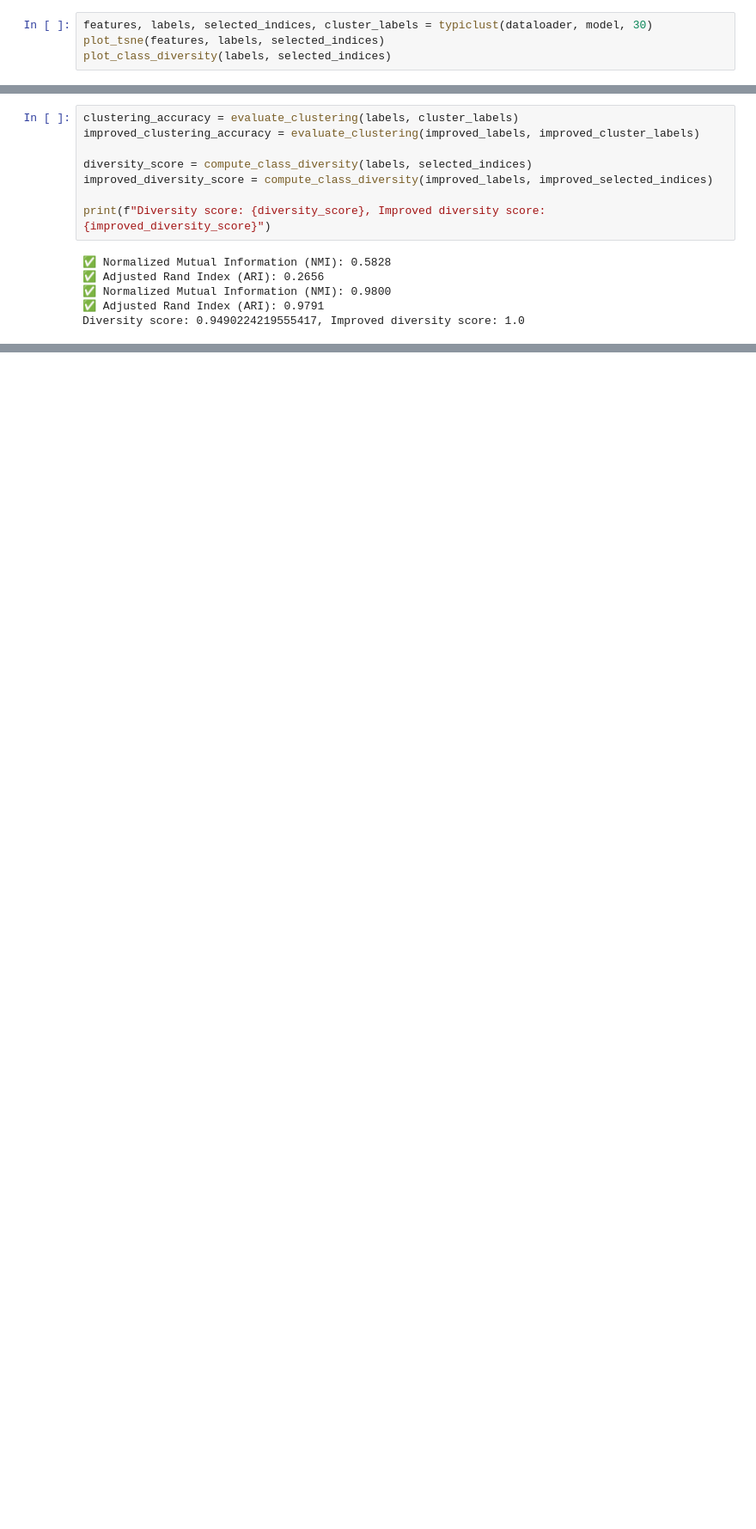
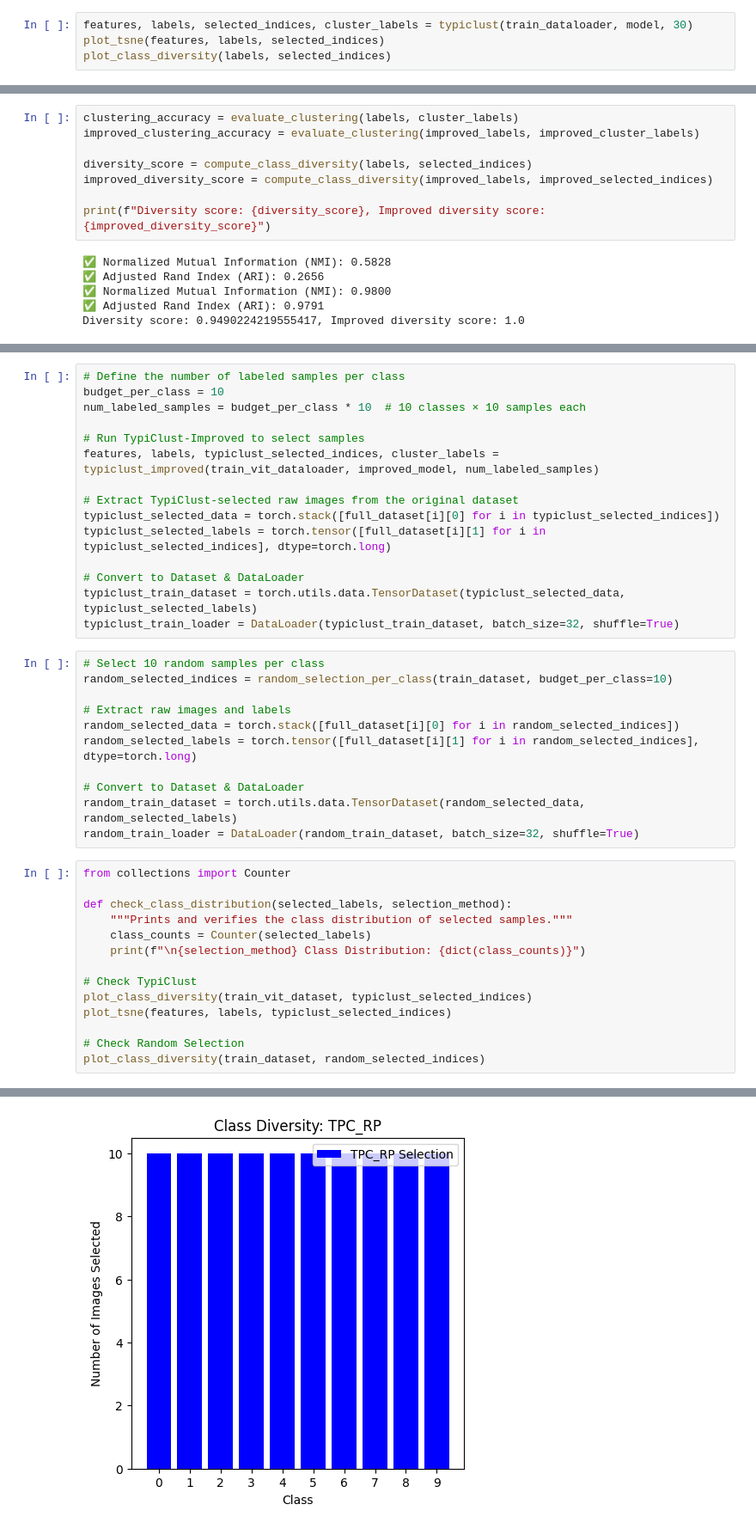
Before and after one commit to felixanderton/ML-CW-2, a Jupyter notebook: pretrained-main.ipynb, the cells around one changed output, grey strips where cells are left out. Shown at 86% size. Saved outputs shown, nothing was run; the diff lists cells and outputs as text; blank space fills up the shorter version.

```diff
--- a/pretrained-main.ipynb
+++ b/pretrained-main.ipynb
@@ -307,7 +303,7 @@ def compute_class_diversity(labels, selected_indices, num_classes=10):
 
     return normalized_diversity_score  # Now guaranteed to be between 0 and 1
 # %%
-features, labels, selected_indices, cluster_labels = typiclust(dataloader, model, 30)
+features, labels, selected_indices, cluster_labels = typiclust(train_dataloader, model, 30)
 plot_tsne(features, labels, selected_indices)
 plot_class_diversity(labels, selected_indices)
 # %% [output]
@@ -344,0 +636,41 @@ Diversity score: 0.9490224219555417, Improved diversity score: 1.0
+# %%
+# Define the number of labeled samples per class
+budget_per_class = 10
+num_labeled_samples = budget_per_class * 10  # 10 classes × 10 samples each
+
+# Run TypiClust-Improved to select samples
+features, labels, typiclust_selected_indices, cluster_labels = typiclust_improved(train_vit_dataloader, improved_model, num_labeled_samples)
+
+# Extract TypiClust-selected raw images from the original dataset
+typiclust_selected_data = torch.stack([full_dataset[i][0] for i in typiclust_selected_indices])
+typiclust_selected_labels = torch.tensor([full_dataset[i][1] for i in typiclust_selected_indices], dtype=torch.long)
+
+# Convert to Dataset & DataLoader
+typiclust_train_dataset = torch.utils.data.TensorDataset(typiclust_selected_data, typiclust_selected_labels)
+typiclust_train_loader = DataLoader(typiclust_train_dataset, batch_size=32, shuffle=True)
+# %%
+# Select 10 random samples per class
+random_selected_indices = random_selection_per_class(train_dataset, budget_per_class=10)
+
+# Extract raw images and labels
+random_selected_data = torch.stack([full_dataset[i][0] for i in random_selected_indices])
+random_selected_labels = torch.tensor([full_dataset[i][1] for i in random_selected_indices], dtype=torch.long)
+
+# Convert to Dataset & DataLoader
+random_train_dataset = torch.utils.data.TensorDataset(random_selected_data, random_selected_labels)
+random_train_loader = DataLoader(random_train_dataset, batch_size=32, shuffle=True)
+# %%
+from collections import Counter
+
+def check_class_distribution(selected_labels, selection_method):
+    """Prints and verifies the class distribution of selected samples."""
+    class_counts = Counter(selected_labels)
+    print(f"\n{selection_method} Class Distribution: {dict(class_counts)}")
+
+# Check TypiClust
+plot_class_diversity(train_vit_dataset, typiclust_selected_indices)
+plot_tsne(features, labels, typiclust_selected_indices)
+
+# Check Random Selection
+plot_class_diversity(train_dataset, random_selected_indices)
+# %% [output]
@@ -344,0 +680 @@ Diversity score: 0.9490224219555417, Improved diversity score: 1.0
+[figure, added]
```
Also changed, not shown: parts of 21 cells of this notebook, 2 other files.
